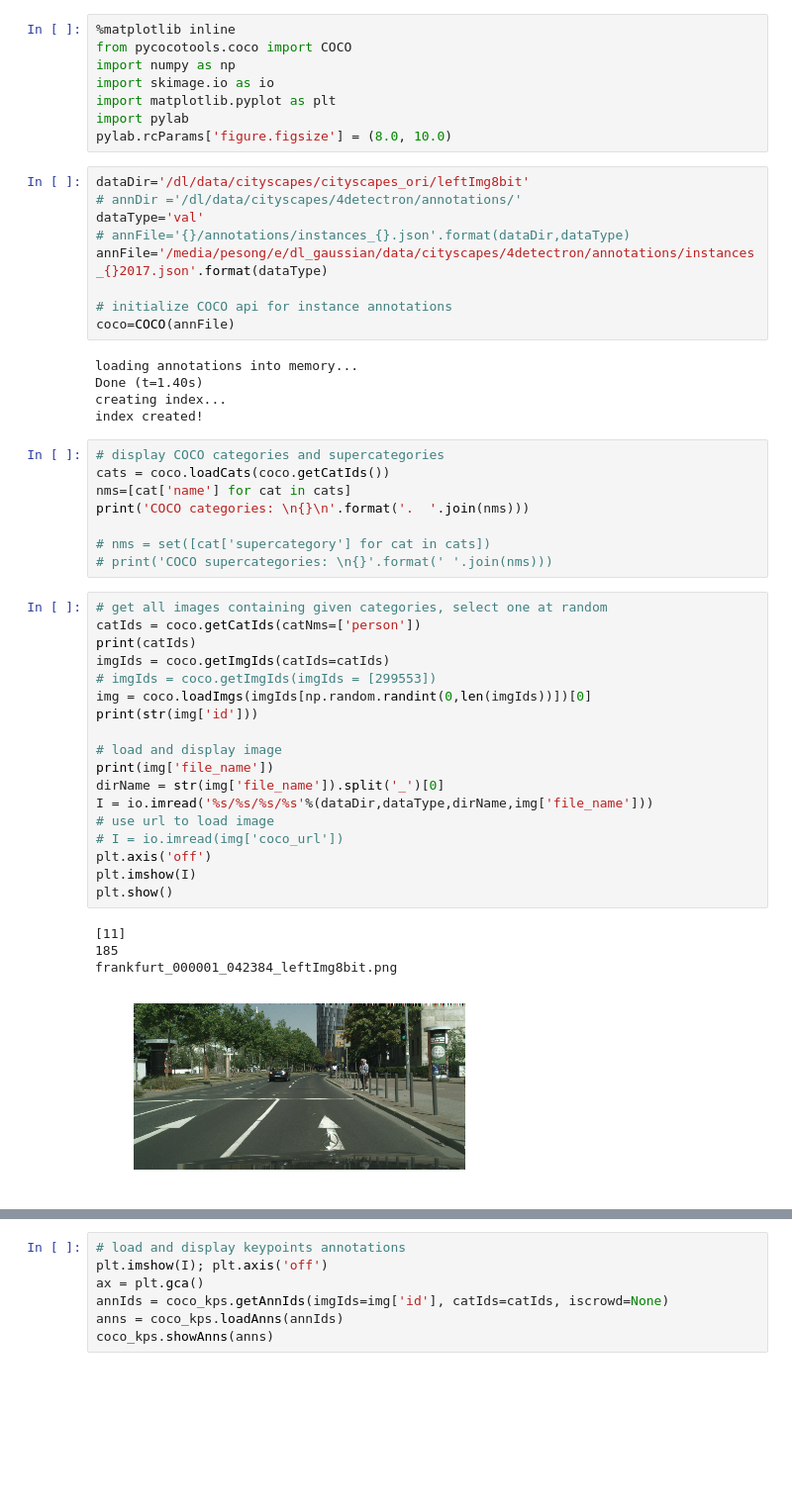
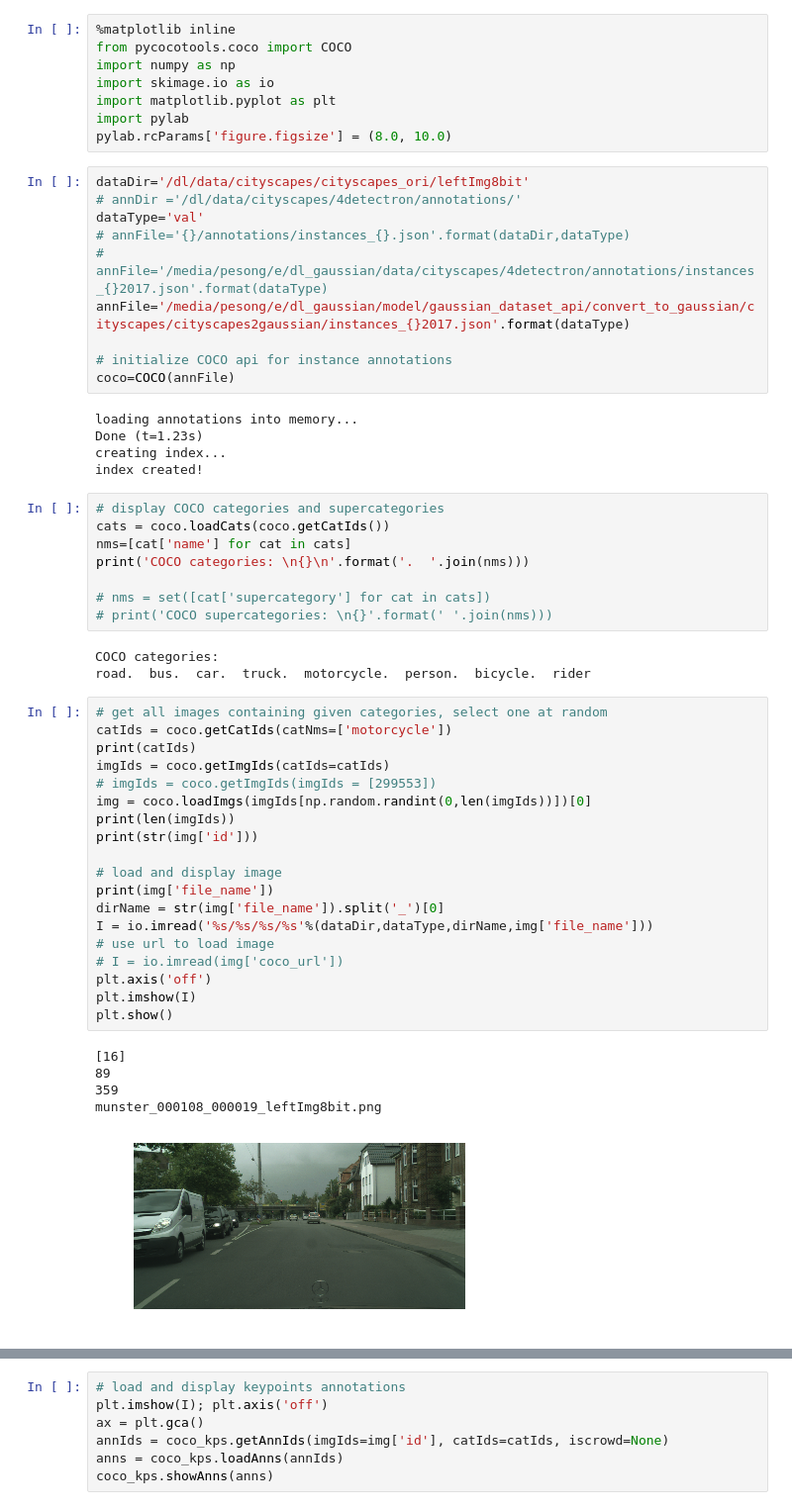
Before and after one commit to pesong/gaussian_data_api, a Jupyter notebook: convert_to_gaussian/cityscapes/cityscapes2gaussian/cityscapes_to_gaussian_demo.ipynb, the cells around one changed output, grey strips where cells are left out. Shown at 99% size. Cells and saved outputs as stored; diff of their text form; blank space fills up the shorter version.

```diff
--- a/convert_to_gaussian/cityscapes/cityscapes2gaussian/cityscapes_to_gaussian_demo.ipynb
+++ b/convert_to_gaussian/cityscapes/cityscapes2gaussian/cityscapes_to_gaussian_demo.ipynb
@@ -11,13 +11,14 @@ dataDir='/dl/data/cityscapes/cityscapes_ori/leftImg8bit'
 # annDir ='/dl/data/cityscapes/4detectron/annotations/'
 dataType='val'
 # annFile='{}/annotations/instances_{}.json'.format(dataDir,dataType)
-annFile='/media/pesong/e/dl_gaussian/data/cityscapes/4detectron/annotations/instances_{}2017.json'.format(dataType)
+# annFile='/media/pesong/e/dl_gaussian/data/cityscapes/4detectron/annotations/instances_{}2017.json'.format(dataType)
+annFile='/media/pesong/e/dl_gaussian/model/gaussian_dataset_api/convert_to_gaussian/cityscapes/cityscapes2gaussian/instances_{}2017.json'.format(dataType)
 
 # initialize COCO api for instance annotations
 coco=COCO(annFile)
 # %% [output]
 loading annotations into memory...
-Done (t=1.40s)
+Done (t=1.23s)
 creating index...
 index created!
 # %%
@@ -28,29 +29,34 @@ print('COCO categories: \n{}\n'.format('.  '.join(nms)))
 
 # nms = set([cat['supercategory'] for cat in cats])
 # print('COCO supercategories: \n{}'.format(' '.join(nms)))
+# %% [output]
+COCO categories:
+road.  bus.  car.  truck.  motorcycle.  person.  bicycle.  rider
 # %%
 # get all images containing given categories, select one at random
-catIds = coco.getCatIds(catNms=['person'])
+catIds = coco.getCatIds(catNms=['motorcycle'])
 print(catIds)
 imgIds = coco.getImgIds(catIds=catIds)
 # imgIds = coco.getImgIds(imgIds = [299553])
 img = coco.loadImgs(imgIds[np.random.randint(0,len(imgIds))])[0]
+print(len(imgIds))
 print(str(img['id']))
 
 # load and display image
 print(img['file_name'])
 dirName = str(img['file_name']).split('_')[0]
 I = io.imread('%s/%s/%s/%s'%(dataDir,dataType,dirName,img['file_name']))
 # use url to load image
 # I = io.imread(img['coco_url'])
 plt.axis('off')
 plt.imshow(I)
 plt.show()
 # %% [output]
-[11]
-185
-frankfurt_000001_042384_leftImg8bit.png
+[16]
+89
+359
+munster_000108_000019_leftImg8bit.png
-[figure, old version]
+[figure, new version]
 # %%
 # load and display instance annotations
 plt.imshow(I); plt.axis('off')
```
Also changed, not shown: parts of 2 cells of this notebook, 10 other files.
